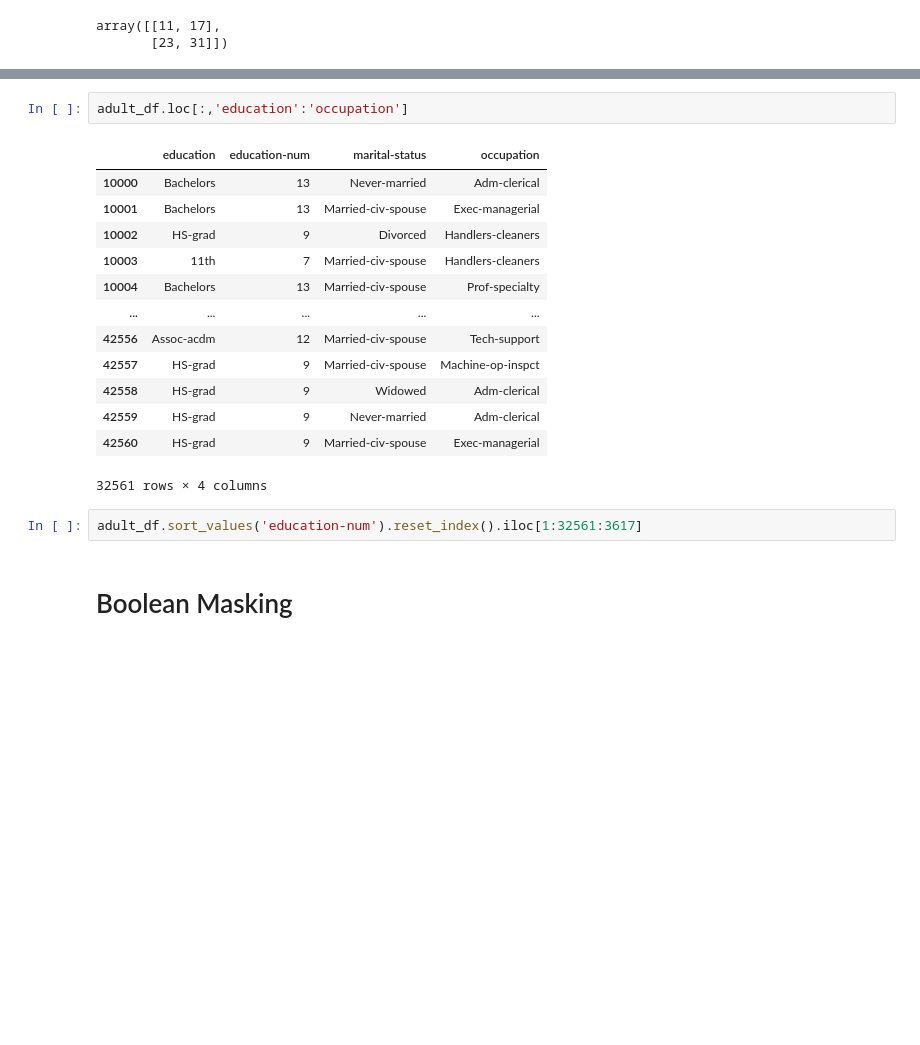
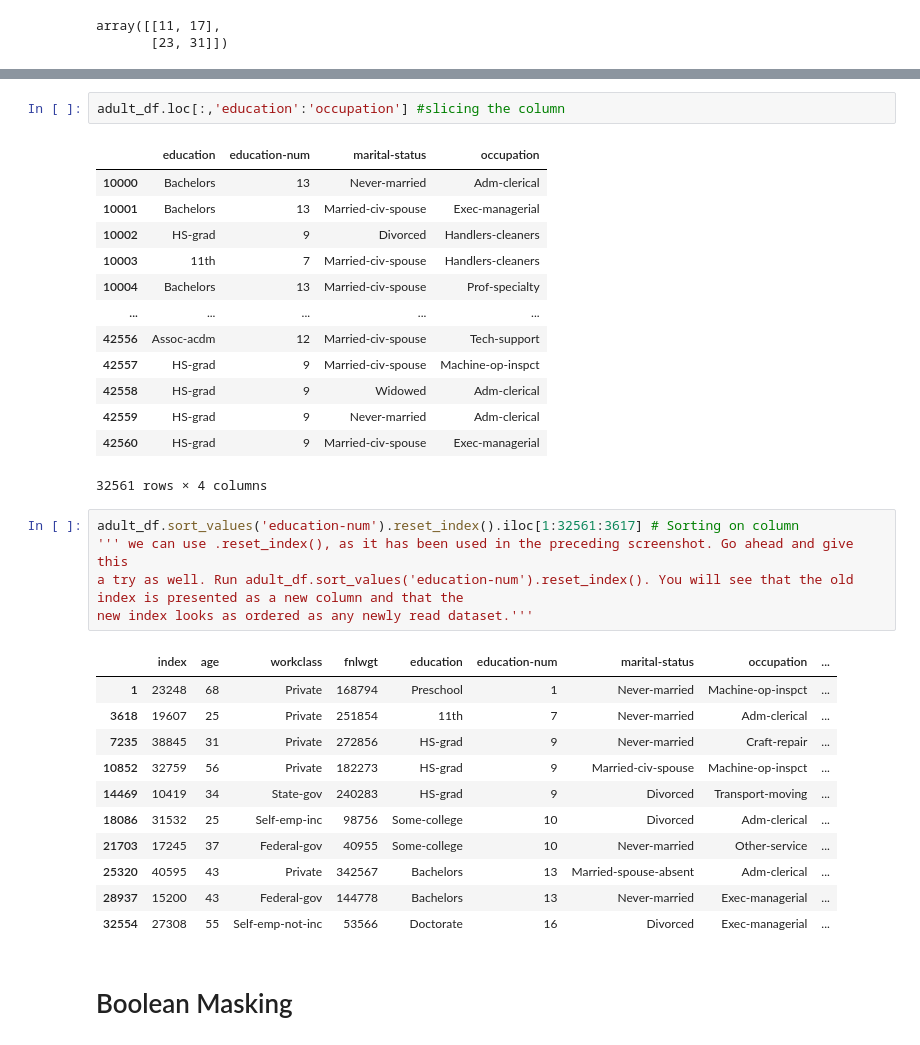
Before and after one commit to YSB100194/Project, a Jupyter notebook: Hands-On-Data-Preprocessing-in-Python-main/Chapter01/Chapter 1.ipynb, the cells around one changed output, grey strips where cells are left out. Cells and saved outputs as stored; diff of their text form; blank space fills up the shorter version.

```diff
--- a/Hands-On-Data-Preprocessing-in-Python-main/Chapter01/Chapter 1.ipynb
+++ b/Hands-On-Data-Preprocessing-in-Python-main/Chapter01/Chapter 1.ipynb
@@ -340,5 +349,5 @@ array([[11, 17],
 # %%
-adult_df.loc[:,'education':'occupation']
+adult_df.loc[:,'education':'occupation'] #slicing the column
 # %% [output]
 |  | education | education-num | marital-status | occupation |
 | 10000 | Bachelors | 13 | Never-married | Adm-clerical |
@@ -353,8 +362,23 @@ adult_df.loc[:,'education':'occupation']
 | 42559 | HS-grad | 9 | Never-married | Adm-clerical |
 | 42560 | HS-grad | 9 | Married-civ-spouse | Exec-managerial |
 32561 rows × 4 columns
-# %%
-adult_df.sort_values('education-num').reset_index().iloc[1:32561:3617]
+# %%
+adult_df.sort_values('education-num').reset_index().iloc[1:32561:3617] # Sorting on column
+''' we can use .reset_index(), as it has been used in the preceding screenshot. Go ahead and give this
+a try as well. Run adult_df.sort_values('education-num').reset_index(). You will see that the old index is presented as a new column and that the
+new index looks as ordered as any newly read dataset.'''
+# %% [output]
+|  | index | age | workclass | fnlwgt | education | education-num | marital-status | occupation | ... |
+| 1 | 23248 | 68 | Private | 168794 | Preschool | 1 | Never-married | Machine-op-inspct | ... |
+| 3618 | 19607 | 25 | Private | 251854 | 11th | 7 | Never-married | Adm-clerical | ... |
+| 7235 | 38845 | 31 | Private | 272856 | HS-grad | 9 | Never-married | Craft-repair | ... |
+| 10852 | 32759 | 56 | Private | 182273 | HS-grad | 9 | Married-civ-spouse | Machine-op-inspct | ... |
+| 14469 | 10419 | 34 | State-gov | 240283 | HS-grad | 9 | Divorced | Transport-moving | ... |
+| 18086 | 31532 | 25 | Self-emp-inc | 98756 | Some-college | 10 | Divorced | Adm-clerical | ... |
+| 21703 | 17245 | 37 | Federal-gov | 40955 | Some-college | 10 | Never-married | Other-service | ... |
+| 25320 | 40595 | 43 | Private | 342567 | Bachelors | 13 | Married-spouse-absent | Adm-clerical | ... |
+| 28937 | 15200 | 43 | Federal-gov | 144778 | Bachelors | 13 | Never-married | Exec-managerial | ... |
+| 32554 | 27308 | 55 | Self-emp-not-inc | 53566 | Doctorate | 16 | Divorced | Exec-managerial | ... |
 # %% [markdown]
 # Boolean Masking
 # %%
```
Also changed, not shown: parts of 6 cells of this notebook.
